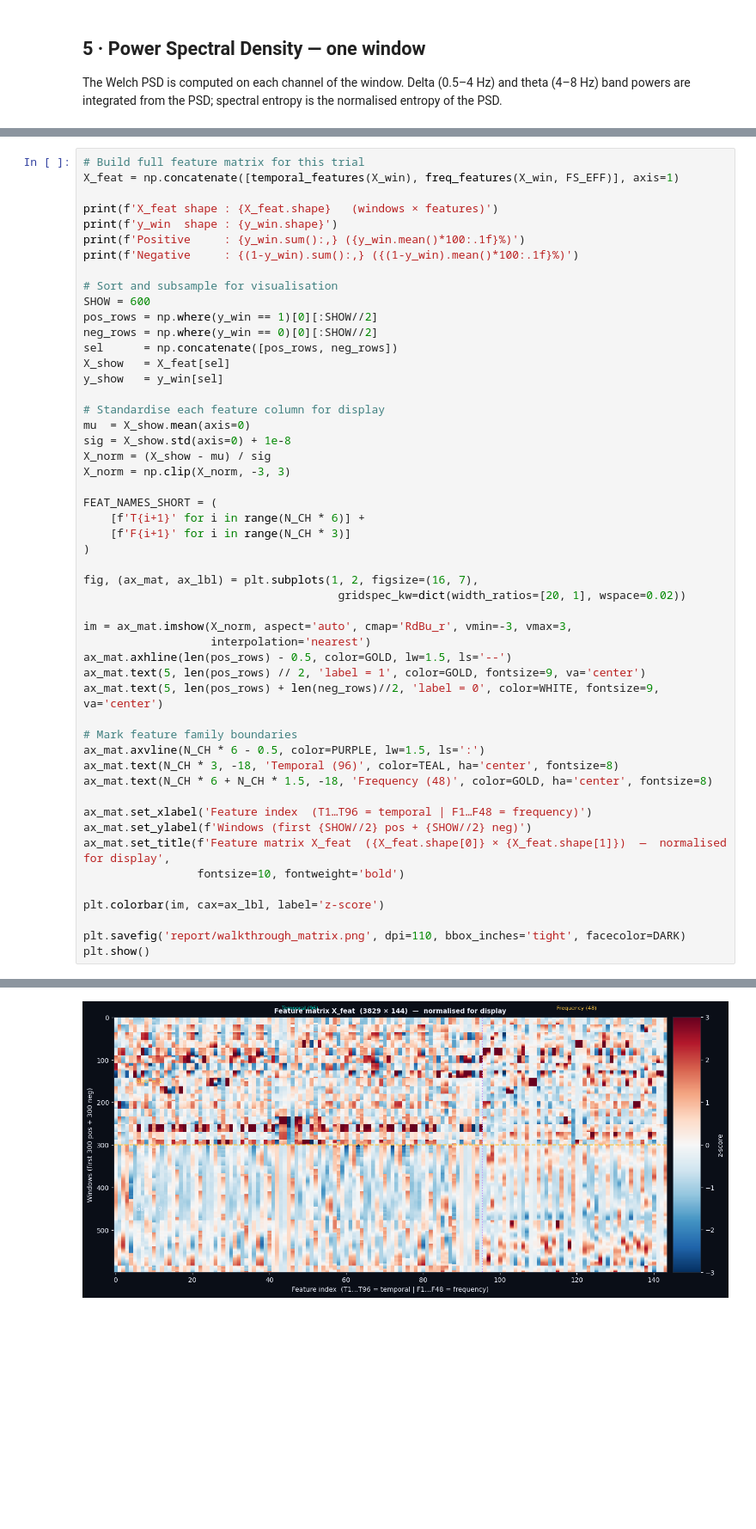
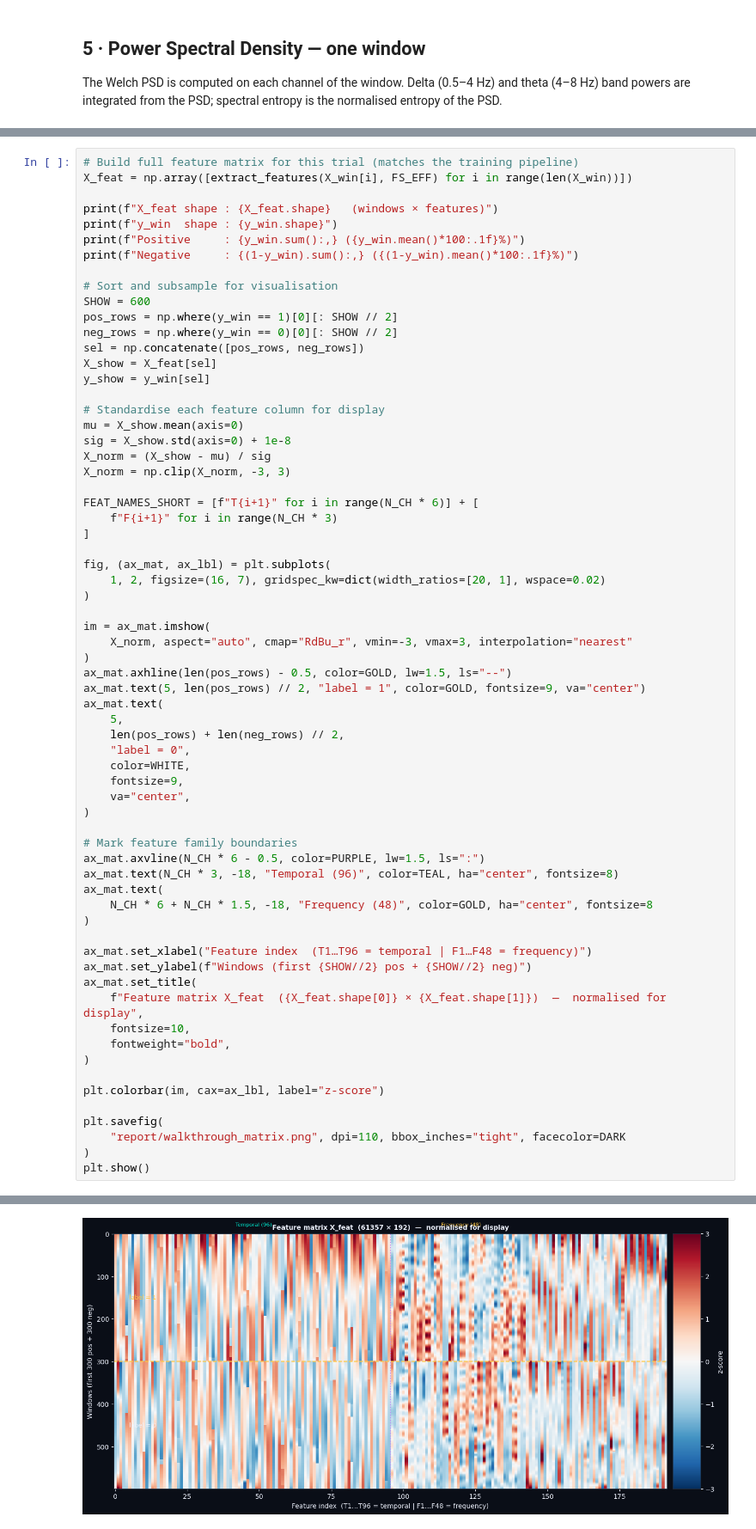
Before and after one commit to ViniciusLima94/EEG, a Jupyter notebook: notebooks/eeg_pipeline_walkthrough.ipynb, the cells around one changed output, grey strips where cells are left out. Shown at 86% size. Cells and saved outputs as stored; diff of their text form; blank space fills up the shorter version.

```diff
--- a/notebooks/eeg_pipeline_walkthrough.ipynb
+++ b/notebooks/eeg_pipeline_walkthrough.ipynb
@@ -446,54 +742,69 @@ y_win   :  (M,)       binary horizon labels
 
 The heatmap below shows the first 500 windows sorted by label — positive windows on top.
 # %%
-# Build full feature matrix for this trial
-X_feat = np.concatenate([temporal_features(X_win), freq_features(X_win, FS_EFF)], axis=1)
+# Build full feature matrix for this trial (matches the training pipeline)
+X_feat = np.array([extract_features(X_win[i], FS_EFF) for i in range(len(X_win))])
 
-print(f'X_feat shape : {X_feat.shape}   (windows × features)')
-print(f'y_win  shape : {y_win.shape}')
-print(f'Positive     : {y_win.sum():,} ({y_win.mean()*100:.1f}%)')
-print(f'Negative     : {(1-y_win).sum():,} ({(1-y_win).mean()*100:.1f}%)')
+print(f"X_feat shape : {X_feat.shape}   (windows × features)")
+print(f"y_win  shape : {y_win.shape}")
+print(f"Positive     : {y_win.sum():,} ({y_win.mean()*100:.1f}%)")
+print(f"Negative     : {(1-y_win).sum():,} ({(1-y_win).mean()*100:.1f}%)")
 
 # Sort and subsample for visualisation
 SHOW = 600
-pos_rows = np.where(y_win == 1)[0][:SHOW//2]
-neg_rows = np.where(y_win == 0)[0][:SHOW//2]
-sel      = np.concatenate([pos_rows, neg_rows])
-X_show   = X_feat[sel]
-y_show   = y_win[sel]
+pos_rows = np.where(y_win == 1)[0][: SHOW // 2]
+neg_rows = np.where(y_win == 0)[0][: SHOW // 2]
+sel = np.concatenate([pos_rows, neg_rows])
+X_show = X_feat[sel]
+y_show = y_win[sel]
 
 # Standardise each feature column for display
-mu  = X_show.mean(axis=0)
+mu = X_show.mean(axis=0)
 sig = X_show.std(axis=0) + 1e-8
 X_norm = (X_show - mu) / sig
 X_norm = np.clip(X_norm, -3, 3)
 
-FEAT_NAMES_SHORT = (
-    [f'T{i+1}' for i in range(N_CH * 6)] +
-    [f'F{i+1}' for i in range(N_CH * 3)]
+FEAT_NAMES_SHORT = [f"T{i+1}" for i in range(N_CH * 6)] + [
+    f"F{i+1}" for i in range(N_CH * 3)
+]
+
+fig, (ax_mat, ax_lbl) = plt.subplots(
+    1, 2, figsize=(16, 7), gridspec_kw=dict(width_ratios=[20, 1], wspace=0.02)
 )
 
-fig, (ax_mat, ax_lbl) = plt.subplots(1, 2, figsize=(16, 7),
-                                      gridspec_kw=dict(width_ratios=[20, 1], wspace=0.02))
-
-im = ax_mat.imshow(X_norm, aspect='auto', cmap='RdBu_r', vmin=-3, vmax=3,
-                   interpolation='nearest')
-ax_mat.axhline(len(pos_rows) - 0.5, color=GOLD, lw=1.5, ls='--')
-ax_mat.text(5, len(pos_rows) // 2, 'label = 1', color=GOLD, fontsize=9, va='center')
-ax_mat.text(5, len(pos_rows) + len(neg_rows)//2, 'label = 0', color=WHITE, fontsize=9, va='center')
+im = ax_mat.imshow(
+    X_norm, aspect="auto", cmap="RdBu_r", vmin=-3, vmax=3, interpolation="nearest"
+)
+ax_mat.axhline(len(pos_rows) - 0.5, color=GOLD, lw=1.5, ls="--")
+ax_mat.text(5, len(pos_rows) // 2, "label = 1", color=GOLD, fontsize=9, va="center")
+ax_mat.text(
+    5,
+    len(pos_rows) + len(neg_rows) // 2,
+    "label = 0",
+    color=WHITE,
+    fontsize=9,
+    va="center",
+)
 
 # Mark feature family boundaries
-ax_mat.axvline(N_CH * 6 - 0.5, color=PURPLE, lw=1.5, ls=':')
-ax_mat.text(N_CH * 3, -18, 'Temporal (96)', color=TEAL, ha='center', fontsize=8)
-ax_mat.text(N_CH * 6 + N_CH * 1.5, -18, 'Frequency (48)', color=GOLD, ha='center', fontsize=8)
+ax_mat.axvline(N_CH * 6 - 0.5, color=PURPLE, lw=1.5, ls=":")
+ax_mat.text(N_CH * 3, -18, "Temporal (96)", color=TEAL, ha="center", fontsize=8)
+ax_mat.text(
+    N_CH * 6 + N_CH * 1.5, -18, "Frequency (48)", color=GOLD, ha="center", fontsize=8
+)
 
-ax_mat.set_xlabel('Feature index  (T1…T96 = temporal | F1…F48 = frequency)')
-ax_mat.set_ylabel(f'Windows (first {SHOW//2} pos + {SHOW//2} neg)')
-ax_mat.set_title(f'Feature matrix X_feat  ({X_feat.shape[0]} × {X_feat.shape[1]})  —  normalised for display',
-                 fontsize=10, fontweight='bold')
+ax_mat.set_xlabel("Feature index  (T1…T96 = temporal | F1…F48 = frequency)")
+ax_mat.set_ylabel(f"Windows (first {SHOW//2} pos + {SHOW//2} neg)")
+ax_mat.set_title(
+    f"Feature matrix X_feat  ({X_feat.shape[0]} × {X_feat.shape[1]})  —  normalised for display",
+    fontsize=10,
+    fontweight="bold",
+)
 
-plt.colorbar(im, cax=ax_lbl, label='z-score')
+plt.colorbar(im, cax=ax_lbl, label="z-score")
 
-plt.savefig('report/walkthrough_matrix.png', dpi=110, bbox_inches='tight', facecolor=DARK)
+plt.savefig(
+    "report/walkthrough_matrix.png", dpi=110, bbox_inches="tight", facecolor=DARK
+)
 plt.show()
 # %% [output]
@@ -504,4 +815,4 @@ Negative     : 3,415 (89.2%)
-[figure, old version]
+[figure, new version]
 # %% [markdown]
 ## 7 · Low-Dimensional Embeddings of the Feature Space
 
```
Also changed, not shown: parts of 17 cells of this notebook, 25 other files.
